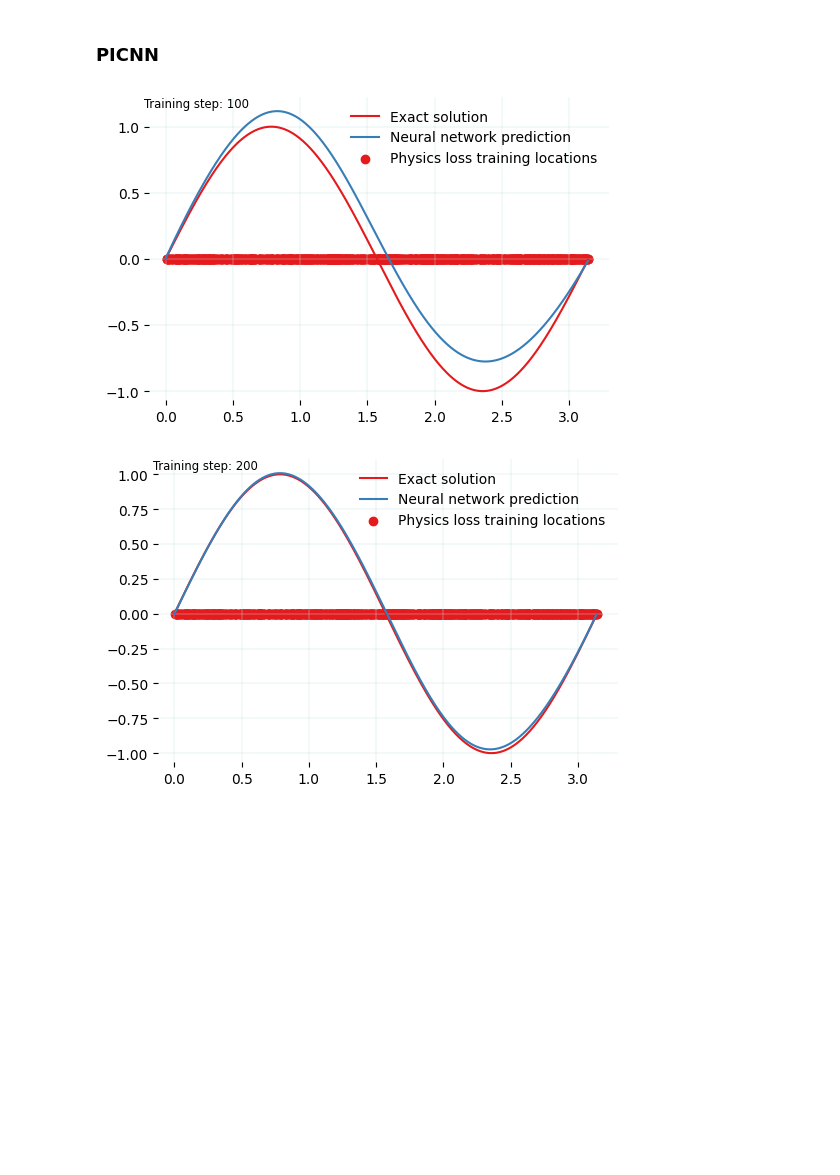
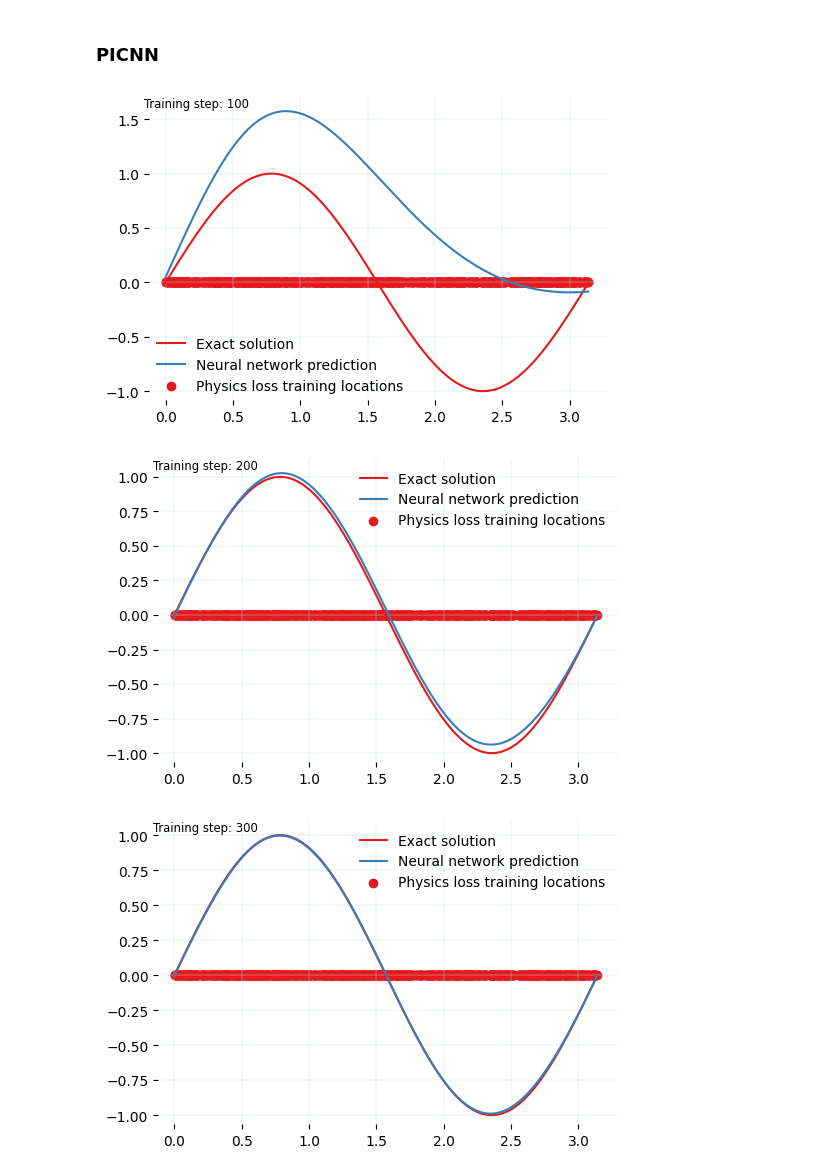
Before and after one commit to jpaguilarc99/PIML-EDP, a Jupyter notebook: PoissonPINNs/Poisson1D_CNNvsPICNN/PoissonCNN1D.ipynb, the cells around one changed output. Saved outputs shown, nothing was run; the diff lists cells and outputs as text; code cells hidden in the pictures; blank space fills up the shorter version.

```diff
--- a/PoissonPINNs/Poisson1D_CNNvsPICNN/PoissonCNN1D.ipynb
+++ b/PoissonPINNs/Poisson1D_CNNvsPICNN/PoissonCNN1D.ipynb
@@ -73,9 +73,9 @@ def exact_u(x):
 class CNNPDE(nn.Module):
     def __init__(self):
         super(CNNPDE, self).__init__()
-        self.conv1 = nn.Conv1d(1, 64, kernel_size=3, padding=1)
-        self.conv2 = nn.Conv1d(64, 128, kernel_size=3, padding=1)
-        self.fc = nn.Linear(128, 1)
+        self.conv1 = nn.Conv1d(1, 32, kernel_size=3, padding=1)
+        self.conv2 = nn.Conv1d(32, 64, kernel_size=3, padding=1)
+        self.fc = nn.Linear(64, 1)
 
     def forward(self, x):
         x = x.unsqueeze(1)
@@ -153,7 +153,7 @@ save_gif_PIL("nn.gif", files, fps=20, loop=0)
 ### **PICNN**
 # %%
 x_physics = torch.FloatTensor(n_pts, 1).uniform_(0, np.pi).requires_grad_(True)
-iterations = 200
+iterations = 300
 
 torch.manual_seed(123)
 model = CNNPDE()
@@ -162,33 +162,33 @@ files = []
 for i in range(iterations):
     optimizer.zero_grad()
 
     # Physic loss
     yhp = model(x_physics)
     du = torch.autograd.grad(yhp, x_physics, torch.ones_like(yhp), create_graph=True)[0]
     ddu = torch.autograd.grad(du, x_physics, torch.ones_like(du), create_graph=True)[0]
     error_PDE = torch.mean((ddu - f_rhs(x_physics))**2)
     bc = model(torch.tensor([np.pi]).unsqueeze(0))**2 + model(torch.tensor([0.]).unsqueeze(0))**2
 
     # Backpropagation
     loss = error_PDE + bc
     loss.backward()
     optimizer.step()
 
     if (i+1) % 10 == 0:
 
         yh = model(x).detach()
         xp = x_physics.detach()
 
-        #plot_result(x,y,x_data,y_data,yh,xp)
         style_plot(x, y, x_data=None, y_data=None, yh=yh, xp=xp)
 
         file = "plots/pinn_%.8i.png"%(i+1)
         plt.savefig(file, bbox_inches='tight', pad_inches=0.1, dpi=100, facecolor="white")
         files.append(file)
 
         if (i+1) % 100 == 0: plt.show()
         else: plt.close("all")
 save_gif_PIL("pinn.gif", files, fps=15, loop=0)
 # %% [output]
-[figure, old version]
+[figure, new version]
-[figure, old version]
+[figure, new version]
+[figure, added]
```
Also changed, not shown: parts of 2 cells of this notebook, 5 other files.
